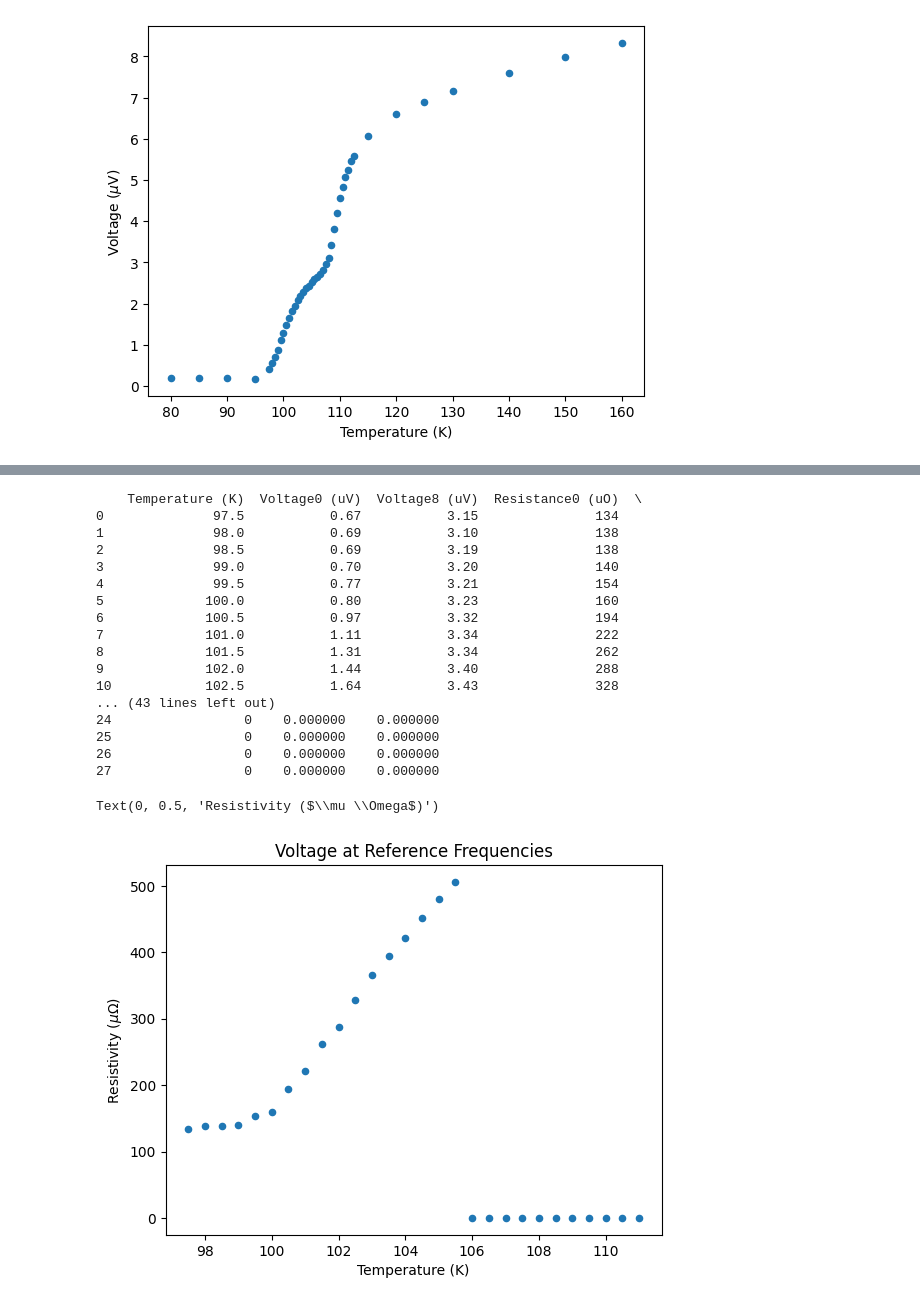
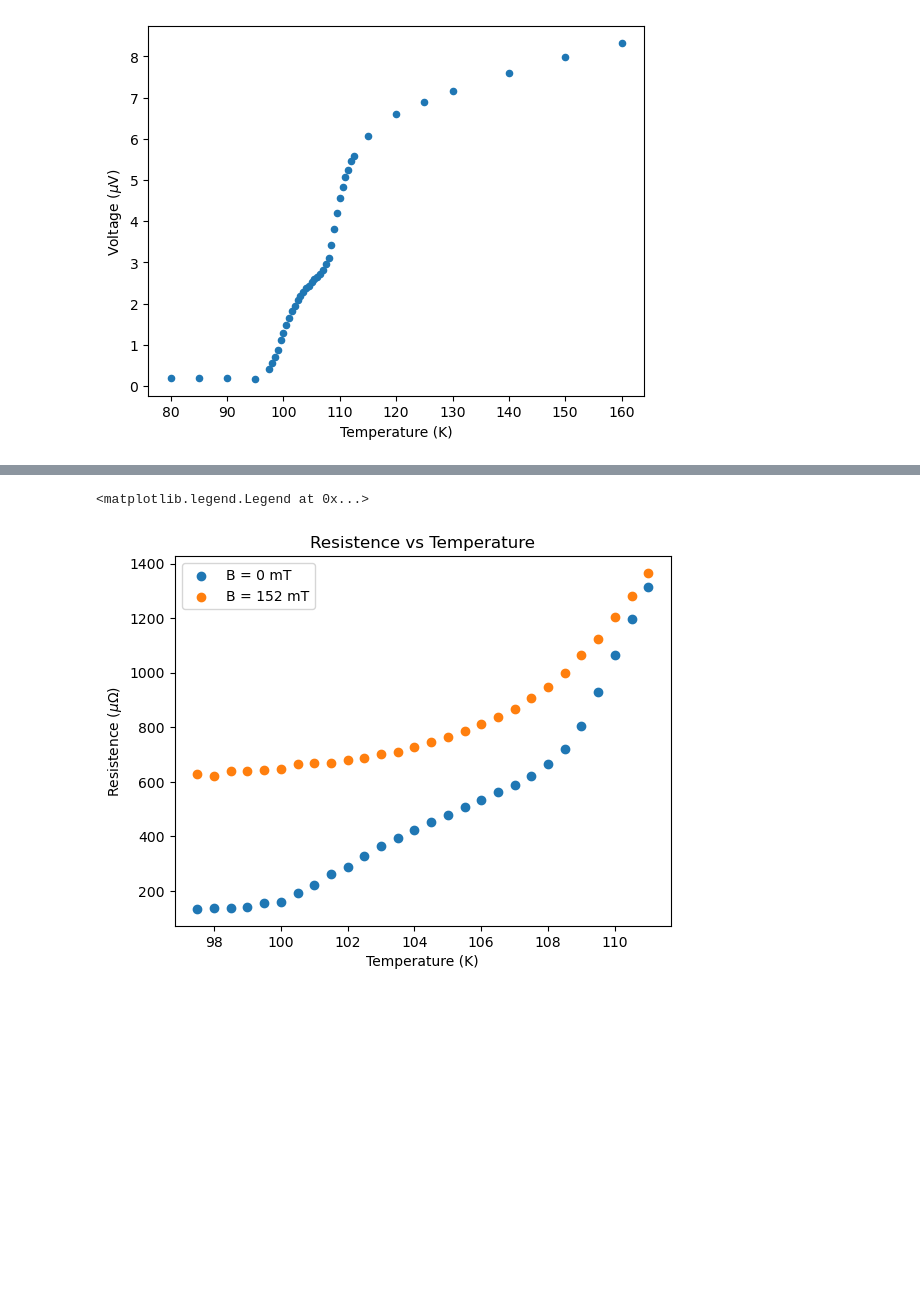
Before and after one commit to denzelayala1/lab-data-F23, a Jupyter notebook: superconductivity/analysis/dataSC.ipynb, the cells around one changed output, grey strips where cells are left out. Saved outputs shown, nothing was run; the diff lists cells and outputs as text; code cells hidden in the pictures; blank space fills up the shorter version.

Commit message:
fixed plots and wrote some minor explinations

```diff
--- a/superconductivity/analysis/dataSC.ipynb
+++ b/superconductivity/analysis/dataSC.ipynb
@@ -114,33 +119,19 @@ print(tempBSC)
 # %%
-magdf = pd.read_csv("magplot.csv")
-print(magdf)
+magdf = pd.read_csv("mag.csv")
+#print(magdf)
 
-#zeroPlot = magdf.plot.scatter(x = 'Temperature (K)', y = 'Resistance0 (uO)', title = 'Voltage at Reference Frequencies')
-#plt.subplot(magdf.plot.scatter(x= 'Temperature (K)', y = 'Resistance8 (uO)'))
-#plt.subplot( x = magdf['Temperature (K)'], y =magdf['Resistance8 (uO)'])
+#zeroPlot = magdf.plot.scatter(x = 'temp', y = 'resistivity0', title = 'Voltage at Reference Frequencies')
+#plt.subplot(magdf.plot.scatter(x = 'temp', y = 'resistivity8'))
+plt.scatter( x = magdf['temp'], y =magdf['res0'], label = "B = 0 mT")
+plt.scatter( x = magdf['temp'], y =magdf['res8'], label = "B = 152 mT")
 
 #magdf.plot.scatter(ax =[0,3])
 #magdf.plot.scatter(ax = [0,4])
 
+plt.title('Resistence vs Temperature')
 plt.xlabel('Temperature (K)')
-plt.ylabel('Resistivity ($\mu \Omega$)')
+plt.ylabel('Resistence ($\mu \Omega$)')
+plt.legend()
 # %% [output]
-    Temperature (K)  Voltage0 (uV)  Voltage8 (uV)  Resistance0 (uO)  \
-0              97.5           0.67           3.15               134
-1              98.0           0.69           3.10               138
-2              98.5           0.69           3.19               138
-3              99.0           0.70           3.20               140
-4              99.5           0.77           3.21               154
-5             100.0           0.80           3.23               160
-6             100.5           0.97           3.32               194
-7             101.0           1.11           3.34               222
-8             101.5           1.31           3.34               262
-9             102.0           1.44           3.40               288
-10            102.5           1.64           3.43               328
-... (43 lines left out)
-24                 0    0.000000    0.000000
-25                 0    0.000000    0.000000
-26                 0    0.000000    0.000000
-27                 0    0.000000    0.000000
+<matplotlib.legend.Legend at 0x...>
-Text(0, 0.5, 'Resistivity ($\\mu \\Omega$)')
-[figure, old version]
+[figure, new version]
```
Also changed, not shown: parts of 8 cells of this notebook, 3 other files.
